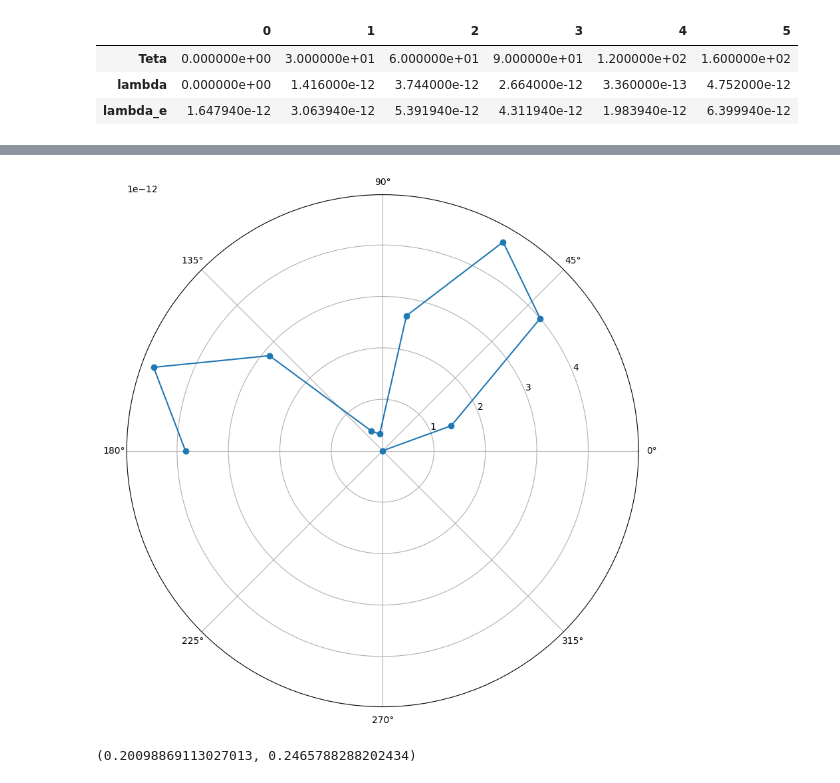
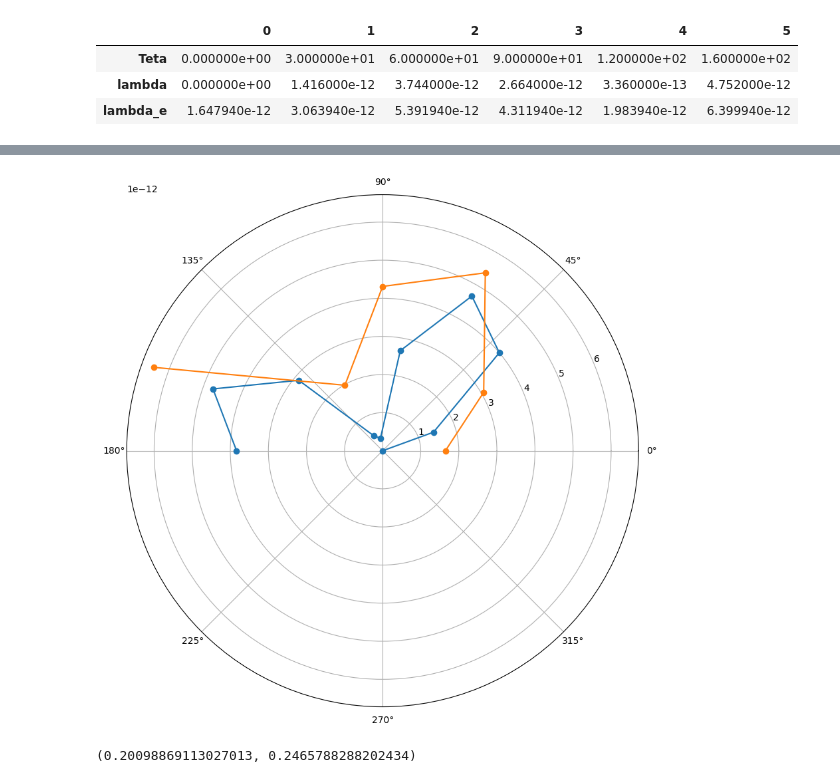
Before and after one commit to replicaCortex/Keres, a Jupyter notebook: Physics/4LabAlt.ipynb, the cells around one changed output, grey strips where cells are left out. Drawn from its saved outputs; the diff is of its cells as text; code cells hidden in the pictures.

```diff
--- a/Physics/4LabAlt.ipynb
+++ b/Physics/4LabAlt.ipynb
@@ -93,14 +93,14 @@ data2.T
 # %%
 fig = plt.figure()
 fig.set_size_inches(16,10)
 ax = fig.add_subplot(111, projection='polar')
 
 ax.plot(np.radians(data2["Teta"]), data2["delta_lambda"], marker='o')
-# ax.plot(np.radians(data2["cos"]), data2["delta_lambda"], marker='o')
+ax.plot(np.radians(df["Teta"]), df["lambda_e"], marker='o')
 
 plt.show()
 # %% [output]
-[figure, old version]
+[figure, new version]
 # %%
 # x = Δlambda_3 * femkameterToMeter
 x = Δlambda_3 * femkameterToMeter
```
Also changed, not shown: 2 other files.
